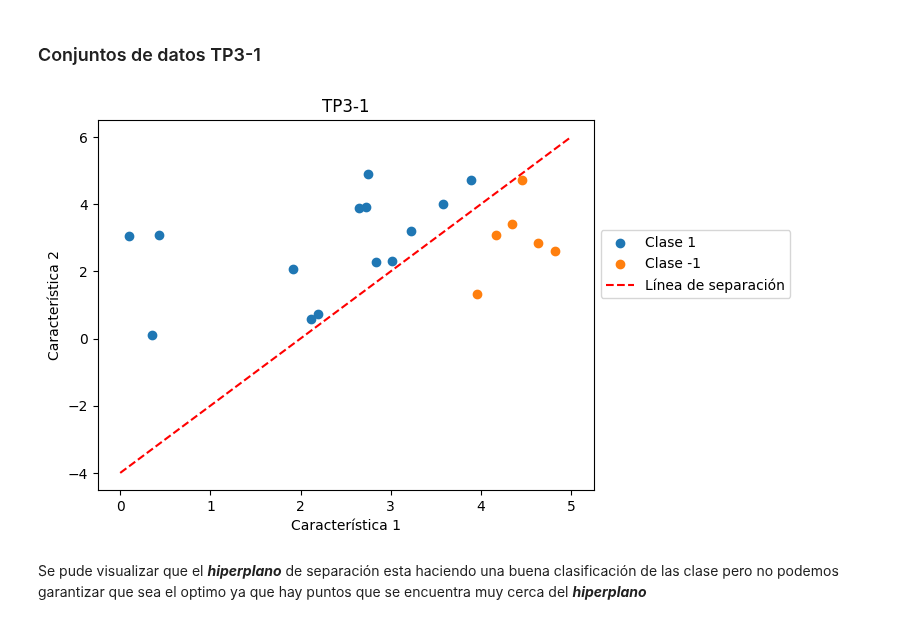
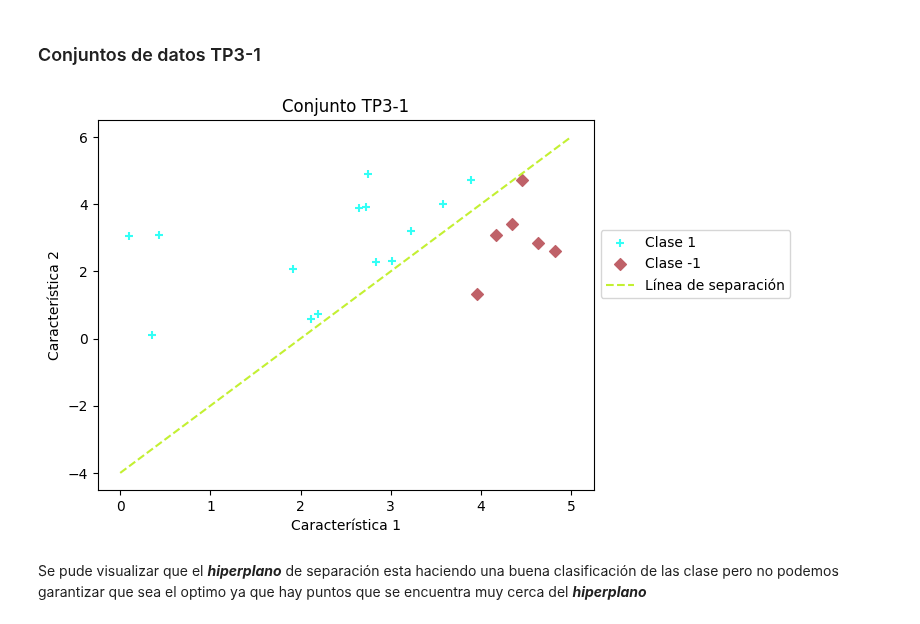
Before and after one commit to UnahurAprendizajeAutomatico/SVM, a Jupyter notebook: modelos/svm.ipynb, the cells around one changed output. Saved outputs shown, nothing was run; the diff lists cells and outputs as text; code cells hidden in the pictures.

```diff
--- a/modelos/svm.ipynb
+++ b/modelos/svm.ipynb
@@ -10,35 +15,33 @@
 # %% [markdown]
 ### Conjuntos de datos TP3-1
 # %%
-import numpy as np
-import matplotlib.pyplot as plt
 
 # Establecer una semilla aleatoria para la reproducibilidad
 np.random.seed(0)
 
 # Generar puntos aleatorios en el rango [0, 5] × [0, 5]
 num_points = 20
 x1 = np.random.uniform(0, 5, num_points)
 x2 = np.random.uniform(0, 5, num_points)
 
 # Definir la línea de separación
-# Por ejemplo, y = 2x - 4
-def separador(x):
-    return 2 * x  - 4
+# Por ejemplo, y = 2x - 4u
+def recta(x):
+    return 2 * x - 4
 
 # Asignar etiquetas de clase 1 o -1 según la posición con respecto a la línea
-y_real = np.where(x2 >= separador(x1), 1, -1)
+y_real = np.where(x2 >= recta(x1), 1, -1)
 
 # Visualizar los datos
-plt.scatter(x1[y_real == 1], x2[y_real == 1], label='Clase 1')
-plt.scatter(x1[y_real == -1], x2[y_real == -1], label='Clase -1')
-plt.plot([0, 5], [separador(0), separador(5)], color='red', linestyle='--', label='Línea de separación')
+plt.scatter(x1[y_real == 1], x2[y_real == 1], label='Clase 1',marker='+',color='#33FFF6')
+plt.scatter(x1[y_real == -1], x2[y_real == -1], label='Clase -1',marker='D',color='#BF6168')
+plt.plot([0, 5], [recta(0), recta(5)], color='#c3f032', linestyle='--', label='Línea de separación')
 plt.xlabel('Característica 1')
 plt.ylabel('Característica 2')
 plt.legend(loc='lower left',bbox_to_anchor=(1, 0.5))
-plt.title('TP3-1')
+plt.title('Conjunto TP3-1')
 plt.show()
 # %% [output]
-[figure, old version]
+[figure, new version]
 # %% [markdown]
 Se pude visualizar que el ___hiperplano___ de separación esta haciendo una buena clasificación de las clase pero no podemos garantizar que sea el optimo ya que hay puntos que se encuentra muy cerca del ___hiperplano___
```
Also changed, not shown: parts of 10 cells of this notebook, 2 other files.
